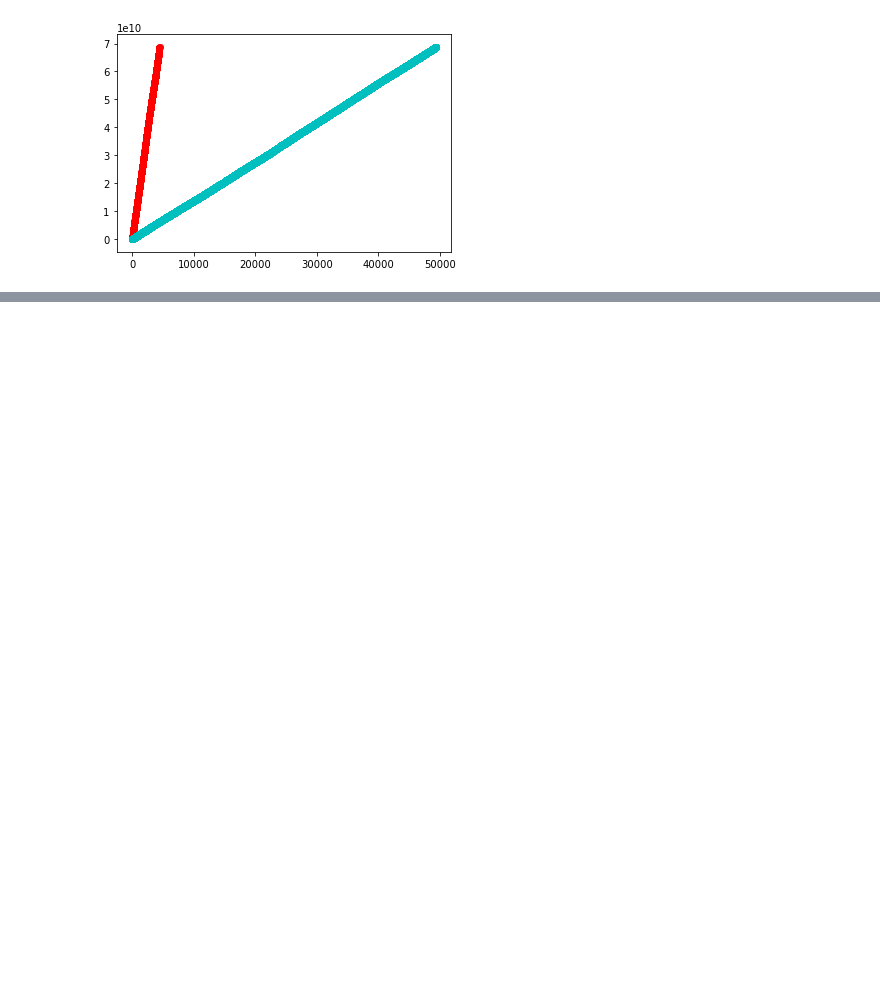
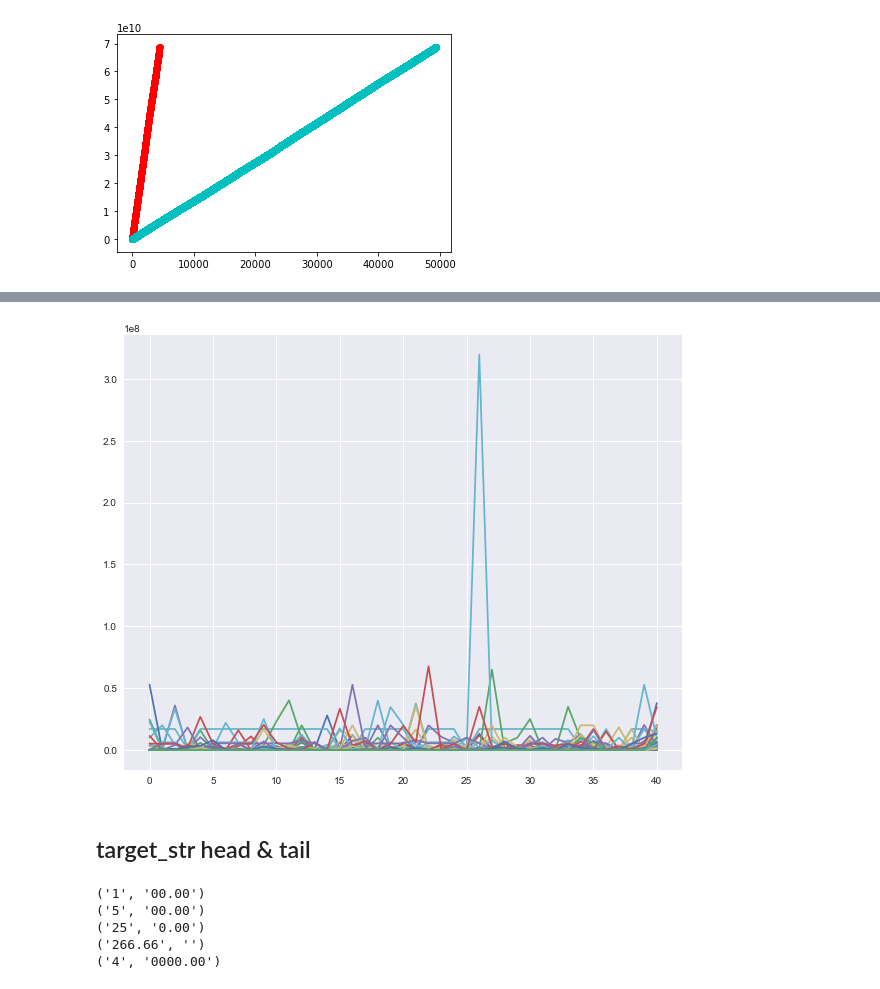
Before and after one commit to kqdmqx/kaggle-Santander-Value-Prediction-Challenge, a Jupyter notebook: 002-trans-id.ipynb, the cells around one changed output, grey strips where cells are left out. Drawn from its saved outputs; the diff is of its cells as text; code cells hidden in the pictures; blank space fills up the shorter version.

```diff
--- a/002-trans-id.ipynb
+++ b/002-trans-id.ipynb
@@ -142,0 +397,44 @@ plt.show()
+# %%
+selected_features = sorted([
+    'f190486d6', 'c47340d97', 'eeb9cd3aa', '66ace2992', 'e176a204a',
+    '491b9ee45', '1db387535', 'c5a231d81', '0572565c2', '024c577b9',
+    '15ace8c9f', '23310aa6f', '9fd594eec', '58e2e02e6', '91f701ba2',
+    'adb64ff71', '2ec5b290f', '703885424', '26fc93eb7', '6619d81fc',
+    '0ff32eb98', '70feb1494', '58e056e12', '1931ccfdd', '1702b5bf0',
+    '58232a6fb', '963a49cdc', 'fc99f9426', '241f0f867', '5c6487af1',
+    '62e59a501', 'f74e8f13d', 'fb49e4212', '190db8488', '324921c7b',
+    'b43a7cfd5', '9306da53f', 'd6bb78916', 'fb0f5dbfe', '6eef030c1',
+    "target"
+])
+
+plt.figure(figsize=(10, 8))
+for i in range(50):
+    y = train[selected_features].loc[i].sort_index().values
+    x = np.arange(len(y))
+
+    plt.plot(x, y)
+plt.show()
+# %% [output]
+[figure, added]
+# %% [markdown]
+## target_str head & tail
+# %%
+def split_target_str(target_str):
+    for i, tok in enumerate(reversed(target_str)):
+        if tok not in "0.":
+            break
+    if i == 0:
+        return (target_str, "")
+    return (target_str[:-i], target_str[-i:])
+
+
+for target in (
+    "100.00", "500.00", "250.00", "266.66", "40000.00"
+):
+    print(split_target_str(target))
+# %% [output]
+('1', '00.00')
+('5', '00.00')
+('25', '0.00')
+('266.66', '')
+('4', '0000.00')
```
Also changed, not shown: parts of 53 cells of this notebook, 1 other file.
